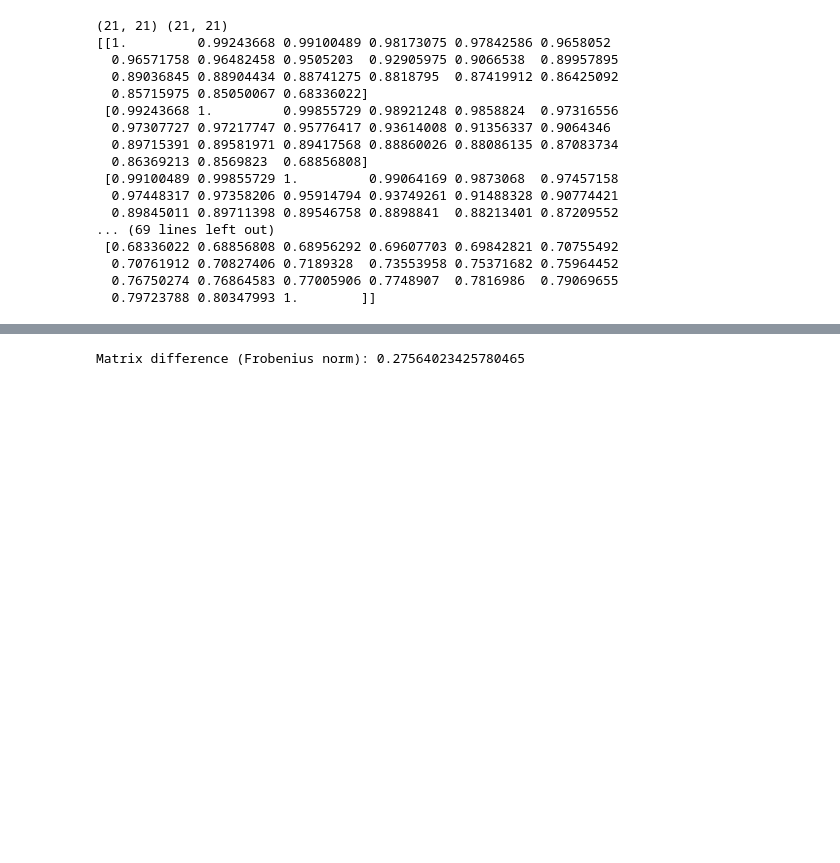
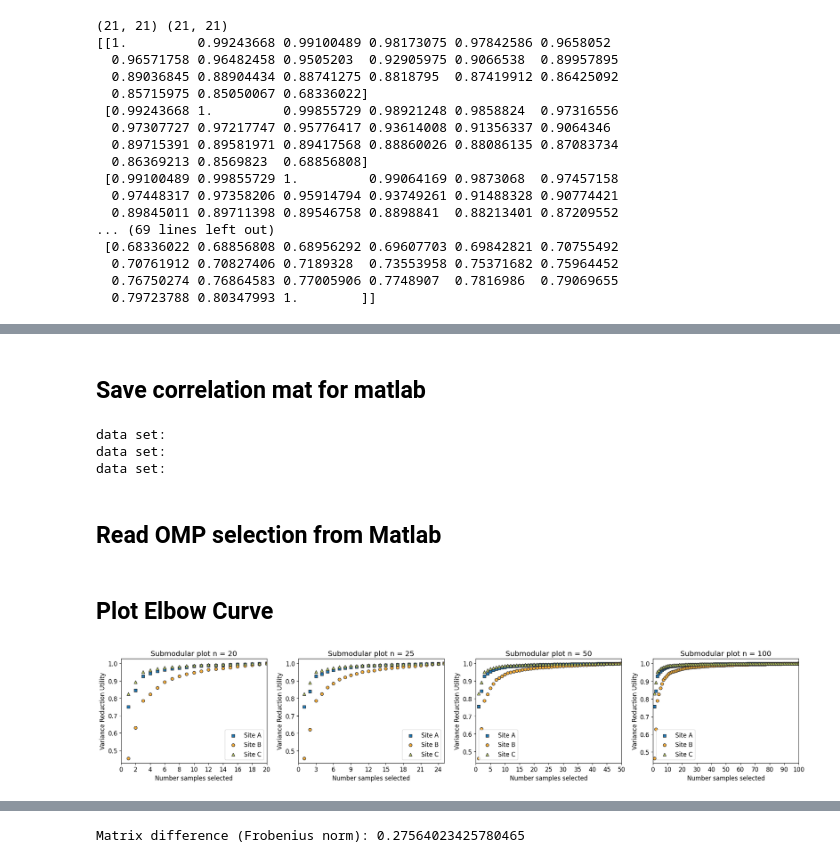
Before and after one commit to MeaganT123/Soft_Sensor_OMP, a Jupyter notebook: soft_sensing_usgs.ipynb, the cells around one changed output, grey strips where cells are left out. Drawn from its saved outputs; the diff is of its cells as text; code cells hidden in the pictures; blank space fills up the shorter version.

Commit message:
Load and calc optimal selection

```diff
--- a/soft_sensing_usgs.ipynb
+++ b/soft_sensing_usgs.ipynb
@@ -570,0 +534,35 @@ plt.show()
+# %% [markdown]
+## Save correlation mat for matlab
+# %%
+MATLAB_FILEPATH = "GVR_USGS"
+MATLAB_FILEPATH_ALLSAMP = MATLAB_FILEPATH + "/all_samp"
+MATLAB_FILEPATH_ALLSAMP_N = MATLAB_FILEPATH_ALLSAMP + "/n_point"
+# do this to get the cor matrix
+for id, models in correlation_matrices.items():
+    print(f"data set: ")
+
+
+    for model_id, data in models['num_samp'].items():
+        # print("model_id:" , model_id)
+        cor_mat = data['cor_matrix']
+        nx_trend = data['range_scaled']
+
+        scipy.io.savemat(f'{MATLAB_FILEPATH_ALLSAMP}/corr_samp{id}{model_id}.mat', {'cor_mat': cor_mat})
+    scipy.io.savemat(f'{MATLAB_FILEPATH_ALLSAMP}/xdata_scaled_samp{id}.mat', {'xdata': nx_trend})
+
+
+
+    # save n samples too
+    for n, data in models['n'].items():
+        # print("num_points:" , n)
+        cor_mat = data['cor_matrix']
+        nx_trend = data['range_scaled']
+
+        scipy.io.savemat(f'{MATLAB_FILEPATH_ALLSAMP_N}/xdata_scaled_range{id}{n}.mat', {'xdata': nx_trend})
+        scipy.io.savemat(f'{MATLAB_FILEPATH_ALLSAMP_N}/corr_range{id}{n}.mat', {'cor_mat': cor_mat})
+# %% [output]
+data set:
+data set:
+data set:
+# %% [markdown]
+## Read OMP selection from Matlab
@@ -570,0 +595,44 @@ plt.show()
+# %% [markdown]
+## Plot Elbow Curve
+# %%
+# Plotting the curves with subplots for each item in n_range
+n_sites = len(site_ids)
+n_cols = 4
+n_rows = math.ceil(n_sites / n_cols)
+fig, axes = plt.subplots(n_rows, n_cols, figsize=(5* n_cols, 4 * n_rows))
+axes = axes.flatten()
+
+for idx, n in enumerate(n_range):
+    if idx >= len(axes):
+        break  # In case n_range has more than 4 items
+
+    ax = axes[idx]
+    for i, id in enumerate(alpha_site_id):
+        dict_data = range_selection[id][n]
+        samples = dict_data['samples']
+        scores = dict_data['score']
+
+        # Create a consistent x-axis since the samples is sample number, but we care about number of samples selected
+        x_axis = range(1, len(samples) + 1)
+
+        # Plot the curve, preserving the relationship between samples and scores
+        ax.scatter(x_axis, scores, color=colr_sc[i], marker=markers[i], edgecolors='#2E2E2E', label=f'Site {id}')
+
+
+    ax.set_xlabel('Number samples selected')
+    ax.set_ylabel('Variance Reduction Utility')
+    ax.set_title(f'Submodular plot n = {n}')
+    ax.legend()
+
+    # Force x-axis to have integer ticks
+    ax.xaxis.set_major_locator(ticker.MaxNLocator(integer=True))
+    ax.set_xlim(0, len(samples))
+
+# Hide any unused subplots if n_range has less than 4 items
+for i in range(len(n_range), len(axes)):
+    fig.delaxes(axes[i])
+
+plt.tight_layout()
+plt.show()
+# %% [output]
+[figure, added]
```
Also changed, not shown: parts of 14 cells of this notebook, 1 other file.
